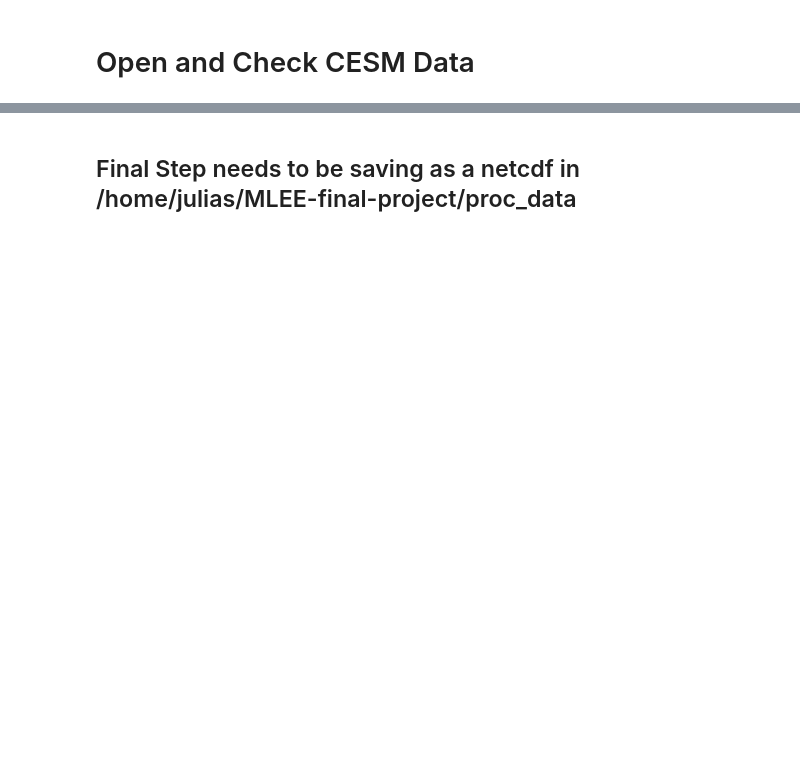
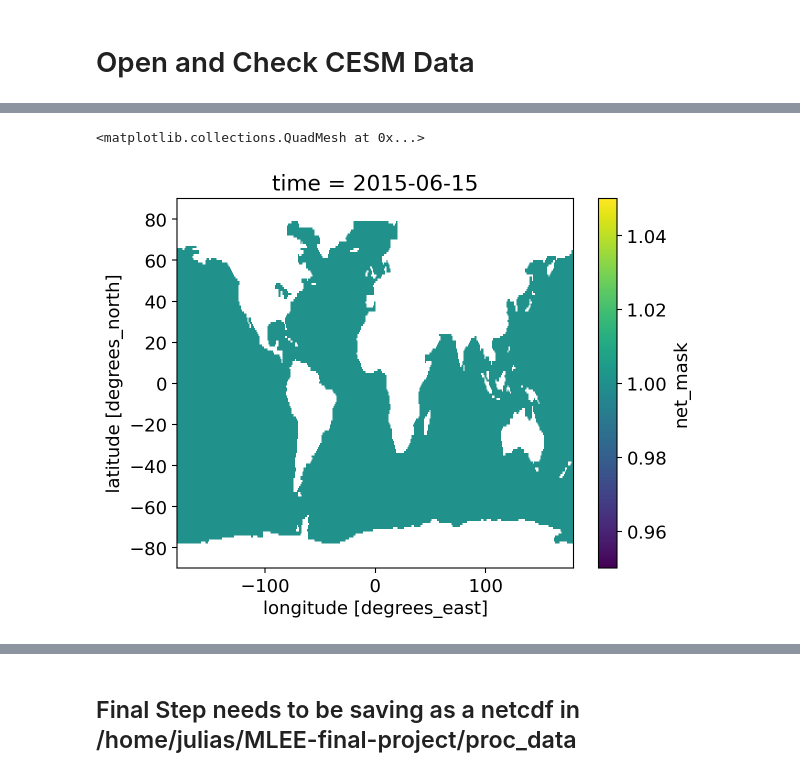
Before and after one commit to juliasimpson97/MLEE-final-project, a Jupyter notebook: raw_data/import_data.ipynb, the cells around one changed output, grey strips where cells are left out. Saved outputs shown, nothing was run; the diff lists cells and outputs as text; code cells hidden in the pictures; blank space fills up the shorter version.

Commit message:
added network mask

```diff
--- a/raw_data/import_data.ipynb
+++ b/raw_data/import_data.ipynb
@@ -47,5 +67,10 @@ CESM_data, XCO2_data, possible_variables_list = data_utils.import_model_data(ens
 # %%
 # XCO2_data
+# %%
+CESM_data.net_mask[400,:,:].plot()
+# %% [output]
+<matplotlib.collections.QuadMesh at 0x...>
+[figure, added]
 # %%
 # possible_variables_list
 # %%
```
Also changed, not shown: parts of 7 cells of this notebook, 2 other files.
